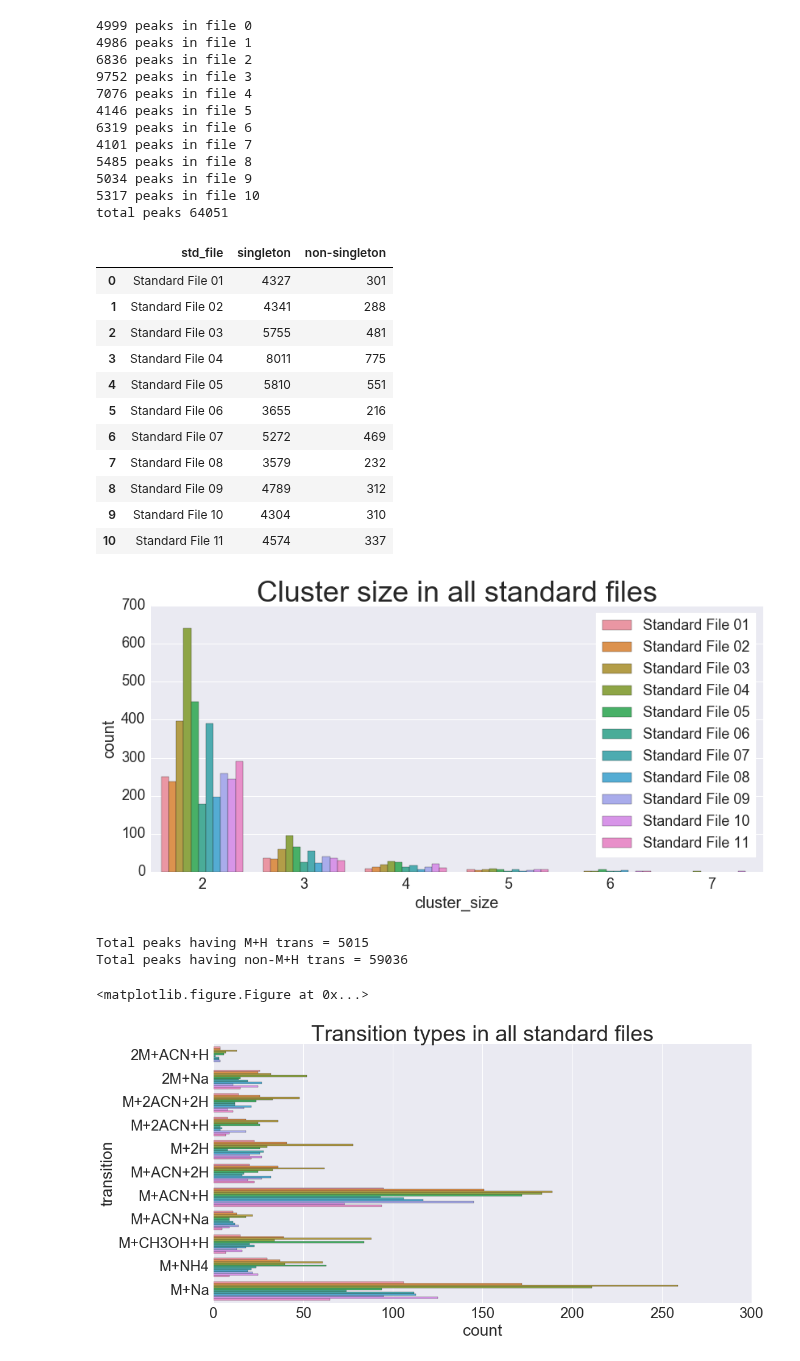
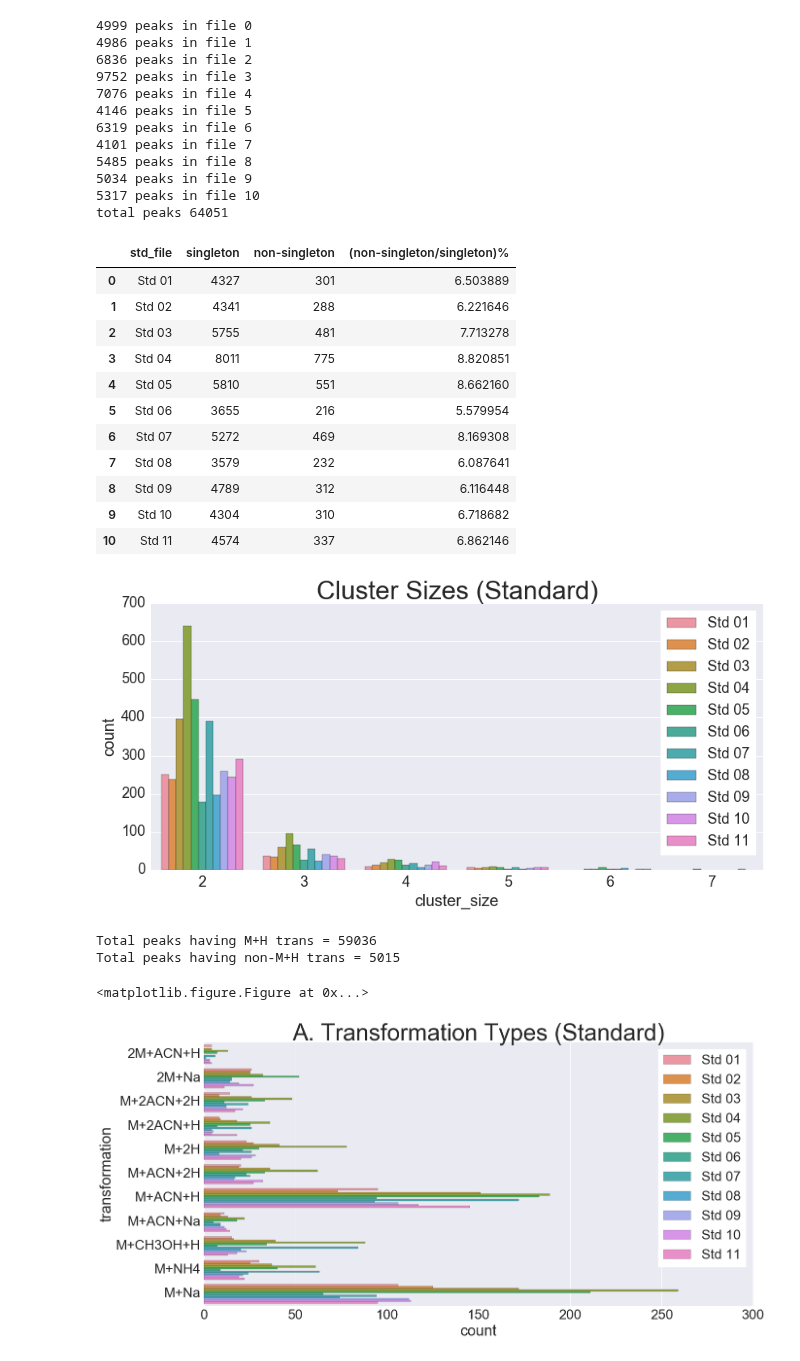
Before and after one commit to sdrogers/metabolomics_tools, a Jupyter notebook: alignment/notebooks/plotting_clusters_all.ipynb, the cells around one changed output. Drawn from its saved outputs; the diff is of its cells as text; code cells hidden in the pictures.

```diff
--- a/alignment/notebooks/plotting_clusters_all.ipynb
+++ b/alignment/notebooks/plotting_clusters_all.ipynb
@@ -71,6 +68,6 @@ clustering_out = 'pickles/cm_all_standards.p'
 #     cPickle.dump(aligner, f, protocol=cPickle.HIGHEST_PROTOCOL)
 # print "Saved clustering to %s" % clustering_out
 # %%
-aligner = load_clustering(clustering_out)
+aligner_std = load_clustering(clustering_out)
 # %% [output]
 Loaded from pickles/cm_all_standards.p
@@ -76,0 +76,2 @@ Loaded from pickles/cm_all_standards.p
+# %%
+aligner_beer = load_clustering('pickles/beer3pos/cc.p')
@@ -76,0 +80,10 @@ Loaded from pickles/cm_all_standards.p
+# %%
+data_list = aligner_beer.data_list
+hp = aligner_beer.hp
+total_peaks = 0
+for f in range(len(data_list)):
+    data = data_list[f]
+    count = len(data.features)
+    print "%d peaks in file %d" % (count, f)
+    total_peaks += count
+print "total peaks %d" % total_peaks
@@ -196,26 +232,26 @@ print "total peaks %d" % total_peaks
 total peaks 64051
 # %%
 sns.set_context("notebook", font_scale=1.8)
-plot_cluster_size(aligner.clustering_results, exclude_singleton=True)
+plot_cluster_size(aligner_std.clustering_results, 'Std', exclude_singleton=True)
 # %% [output]
-|  | std_file | singleton | non-singleton |
-| 0 | Standard File 01 | 4327 | 301 |
-| 1 | Standard File 02 | 4341 | 288 |
-| 2 | Standard File 03 | 5755 | 481 |
-| 3 | Standard File 04 | 8011 | 775 |
-| 4 | Standard File 05 | 5810 | 551 |
-| 5 | Standard File 06 | 3655 | 216 |
-| 6 | Standard File 07 | 5272 | 469 |
-| 7 | Standard File 08 | 3579 | 232 |
-| 8 | Standard File 09 | 4789 | 312 |
-| 9 | Standard File 10 | 4304 | 310 |
-| 10 | Standard File 11 | 4574 | 337 |
+|  | std_file | singleton | non-singleton | (non-singleton/singleton)% |
+| 0 | Std 01 | 4327 | 301 | 6.503889 |
+| 1 | Std 02 | 4341 | 288 | 6.221646 |
+| 2 | Std 03 | 5755 | 481 | 7.713278 |
+| 3 | Std 04 | 8011 | 775 | 8.820851 |
+| 4 | Std 05 | 5810 | 551 | 8.662160 |
+| 5 | Std 06 | 3655 | 216 | 5.579954 |
+| 6 | Std 07 | 5272 | 469 | 8.169308 |
+| 7 | Std 08 | 3579 | 232 | 6.087641 |
+| 8 | Std 09 | 4789 | 312 | 6.116448 |
+| 9 | Std 10 | 4304 | 310 | 6.718682 |
+| 10 | Std 11 | 4574 | 337 | 6.862146 |
-[figure, old version]
+[figure, new version]
 # %%
-sns.set_context("notebook", font_scale=2.4)
-plot_trans(aligner.clustering_results, exclude_MH=True, size=8, aspect=2)
+sns.set_context("notebook", font_scale=2.8)
+df = plot_trans(aligner_std.clustering_results, 'Std', exclude_MH=True, size=10, aspect=2, plot=1)
 # %% [output]
-Total peaks having M+H trans = 5015
-Total peaks having non-M+H trans = 59036
+Total peaks having M+H trans = 59036
+Total peaks having non-M+H trans = 5015
 <matplotlib.figure.Figure at 0x...>
-[figure, old version]
+[figure, new version]
```
Also changed, not shown: parts of 13 cells of this notebook, 25 other files.
